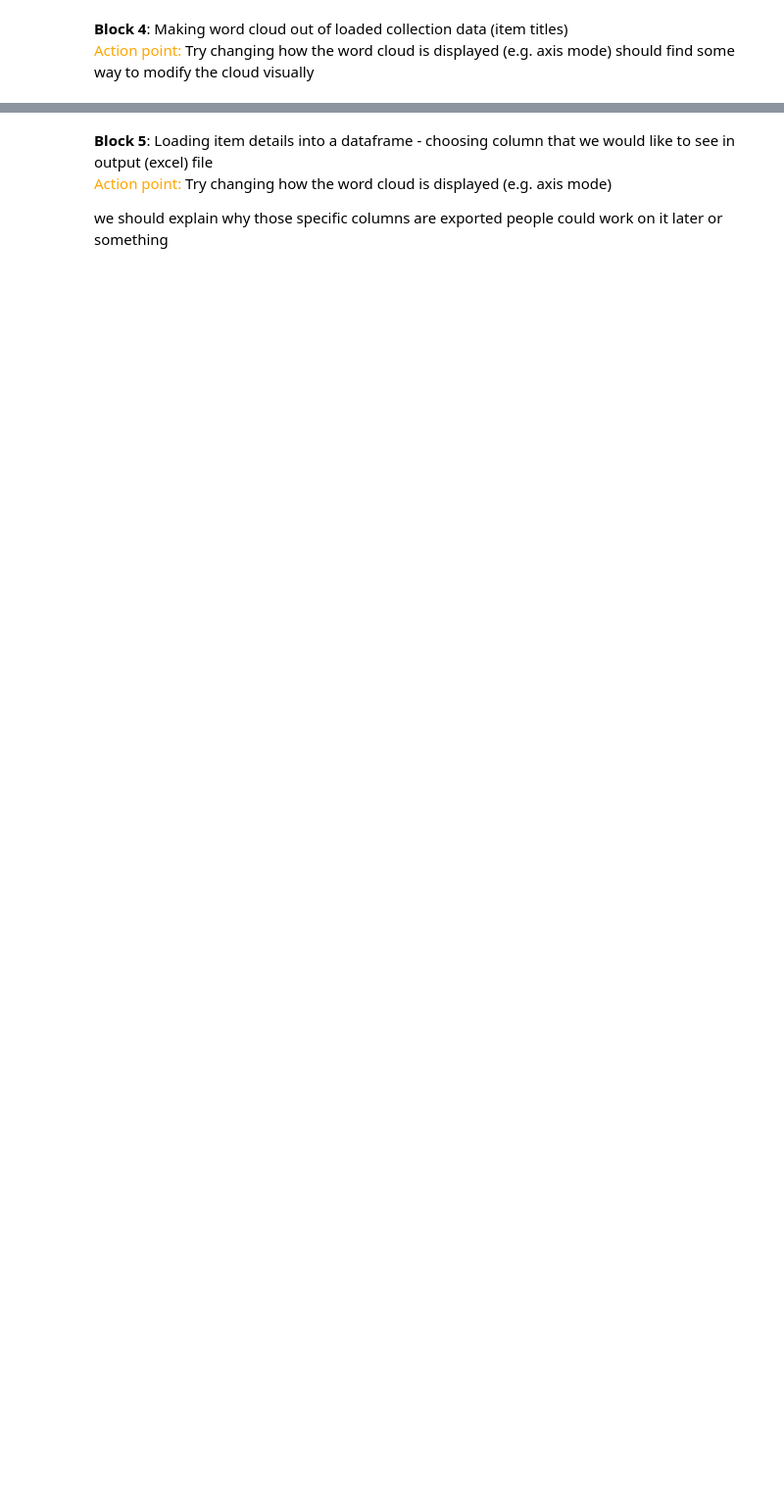
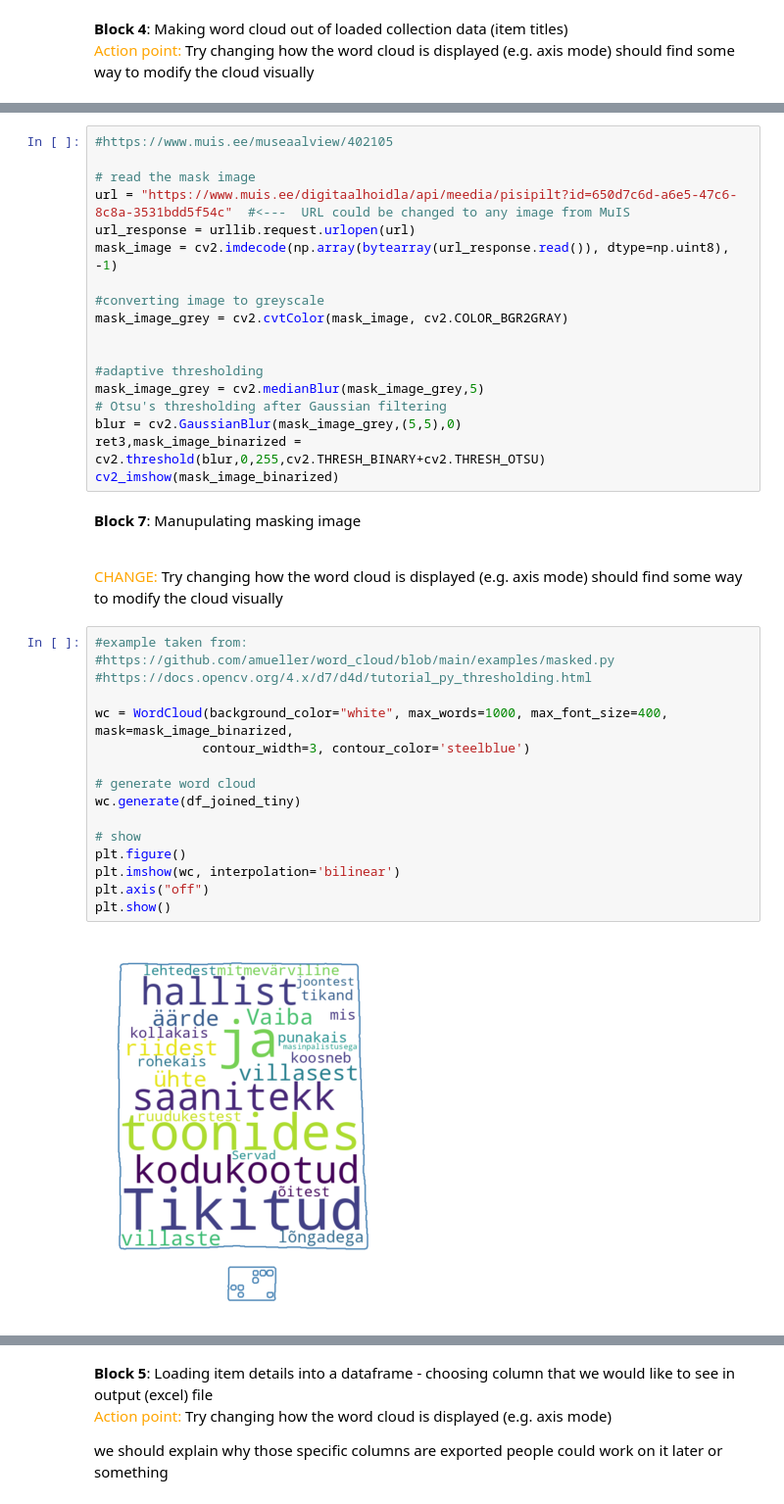
Before and after one commit to olexandr7/erm_workshop, a Jupyter notebook: ERM_workshop_1.ipynb, the cells around one changed output, grey strips where cells are left out. Shown: that part at 98% size. Cells and saved outputs as stored; diff of their text form; blank space fills up the shorter version.

```diff
--- a/ERM_workshop_1.ipynb
+++ b/ERM_workshop_1.ipynb
@@ -174,3 +265,45 @@ plt.show()
+# %%
+#https://www.muis.ee/museaalview/402105
+
+# read the mask image
+url = "https://www.muis.ee/digitaalhoidla/api/meedia/pisipilt?id=650d7c6d-a6e5-47c6-8c8a-3531bdd5f54c"  #<---  URL could be changed to any image from MuIS
+url_response = urllib.request.urlopen(url)
+mask_image = cv2.imdecode(np.array(bytearray(url_response.read()), dtype=np.uint8), -1)
+
+#converting image to greyscale
+mask_image_grey = cv2.cvtColor(mask_image, cv2.COLOR_BGR2GRAY)
+
+
+#adaptive thresholding
+mask_image_grey = cv2.medianBlur(mask_image_grey,5)
+# Otsu's thresholding after Gaussian filtering
+blur = cv2.GaussianBlur(mask_image_grey,(5,5),0)
+ret3,mask_image_binarized = cv2.threshold(blur,0,255,cv2.THRESH_BINARY+cv2.THRESH_OTSU)
+cv2_imshow(mask_image_binarized)
+# %% [markdown]
+**Block 7**: Manupulating masking image
+
+
+<br>  <font color='orange'>CHANGE: </font> Try changing how the word cloud is displayed (e.g. axis mode)
+should find some way to modify the cloud visually
+# %%
+#example taken from:
+#https://github.com/amueller/word_cloud/blob/main/examples/masked.py
+#https://docs.opencv.org/4.x/d7/d4d/tutorial_py_thresholding.html
+
+wc = WordCloud(background_color="white", max_words=1000, max_font_size=400, mask=mask_image_binarized,
+              contour_width=3, contour_color='steelblue')
+
+# generate word cloud
+wc.generate(df_joined_tiny)
+
+# show
+plt.figure()
+plt.imshow(wc, interpolation='bilinear')
+plt.axis("off")
+plt.show()
+# %% [output]
+[figure, added]
 # %% [markdown]
 📓📓📓📓📓📓📓📓📓📓📓📓📓📓📓📓📓📓📓📓📓
 <br>Let's now look into exporting MuIS content into Excel file
```
Also changed, not shown: parts of 19 cells of this notebook.
